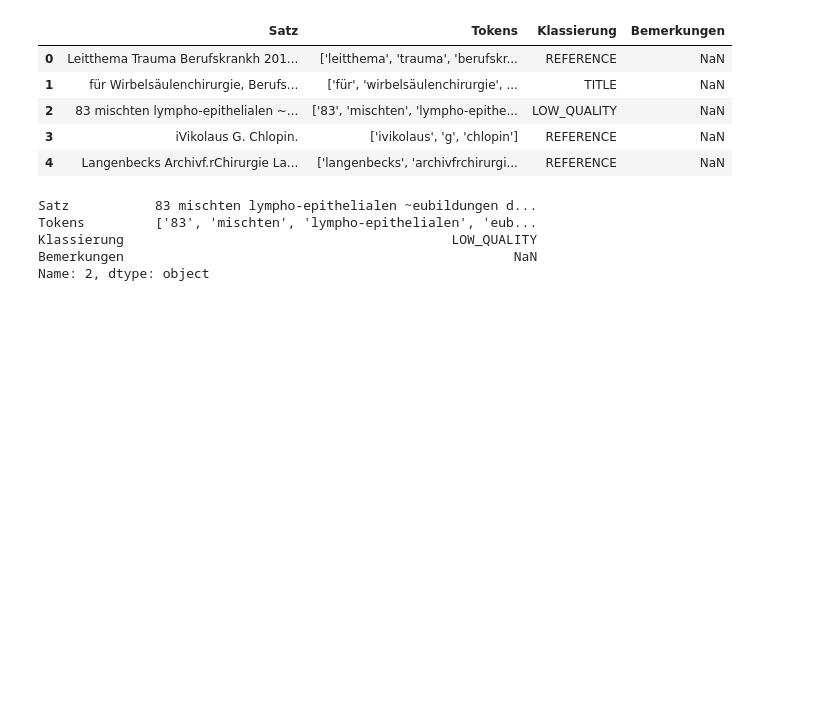
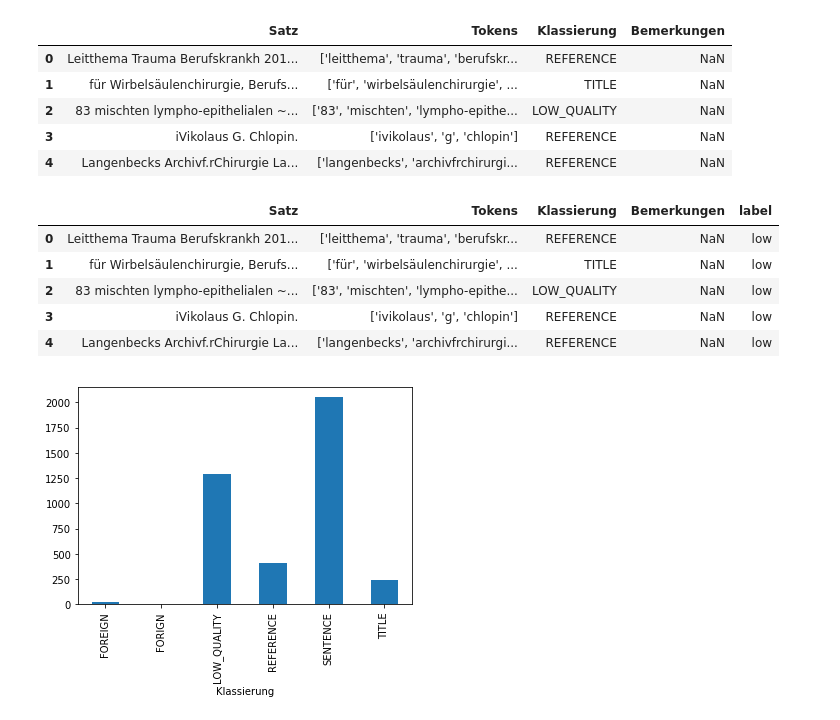
Before and after one commit to eonum/medtextcollector, a Jupyter notebook: sentence_quality_classifier.ipynb, the cells around one changed output. Cells and saved outputs as stored; diff of their text form; code cells hidden in the pictures; blank space fills up the shorter version.

```diff
--- a/sentence_quality_classifier.ipynb
+++ b/sentence_quality_classifier.ipynb
@@ -57,12 +56,17 @@ data.head()
 | 2 | 83 mischten lympho-epithelialen ~... | ['83', 'mischten', 'lympho-epithe... | LOW_QUALITY | NaN |
 | 3 | iVikolaus G. Chlopin. | ['ivikolaus', 'g', 'chlopin'] | REFERENCE | NaN |
 | 4 | Langenbecks Archivf.rChirurgie La... | ['langenbecks', 'archivfrchirurgi... | REFERENCE | NaN |
-# %%
-data.loc[2]
-# %% [output]
-Satz           83 mischten lympho-epithelialen ~eubildungen d...
-Tokens         ['83', 'mischten', 'lympho-epithelialen', 'eub...
-Klassierung                                          LOW_QUALITY
-Bemerkungen                                                  NaN
-Name: 2, dtype: object
+# %%
+data.groupby('Klassierung').Klassierung.count().plot.bar()
+
+data['label'] = pd.Series(['high' if a else 'low' for a in data['Klassierung'].isin(['SENTENCE'])], index=data.index)
+data.head()
+# %% [output]
+|  | Satz | Tokens | Klassierung | Bemerkungen | label |
+| 0 | Leitthema Trauma Berufskrankh 201... | ['leitthema', 'trauma', 'berufskr... | REFERENCE | NaN | low |
+| 1 | für Wirbelsäulenchirurgie, Berufs... | ['für', 'wirbelsäulenchirurgie', ... | TITLE | NaN | low |
+| 2 | 83 mischten lympho-epithelialen ~... | ['83', 'mischten', 'lympho-epithe... | LOW_QUALITY | NaN | low |
+| 3 | iVikolaus G. Chlopin. | ['ivikolaus', 'g', 'chlopin'] | REFERENCE | NaN | low |
+| 4 | Langenbecks Archivf.rChirurgie La... | ['langenbecks', 'archivfrchirurgi... | REFERENCE | NaN | low |
+[figure, added]
 # %%
```
Also changed, not shown: parts of 3 cells of this notebook.
